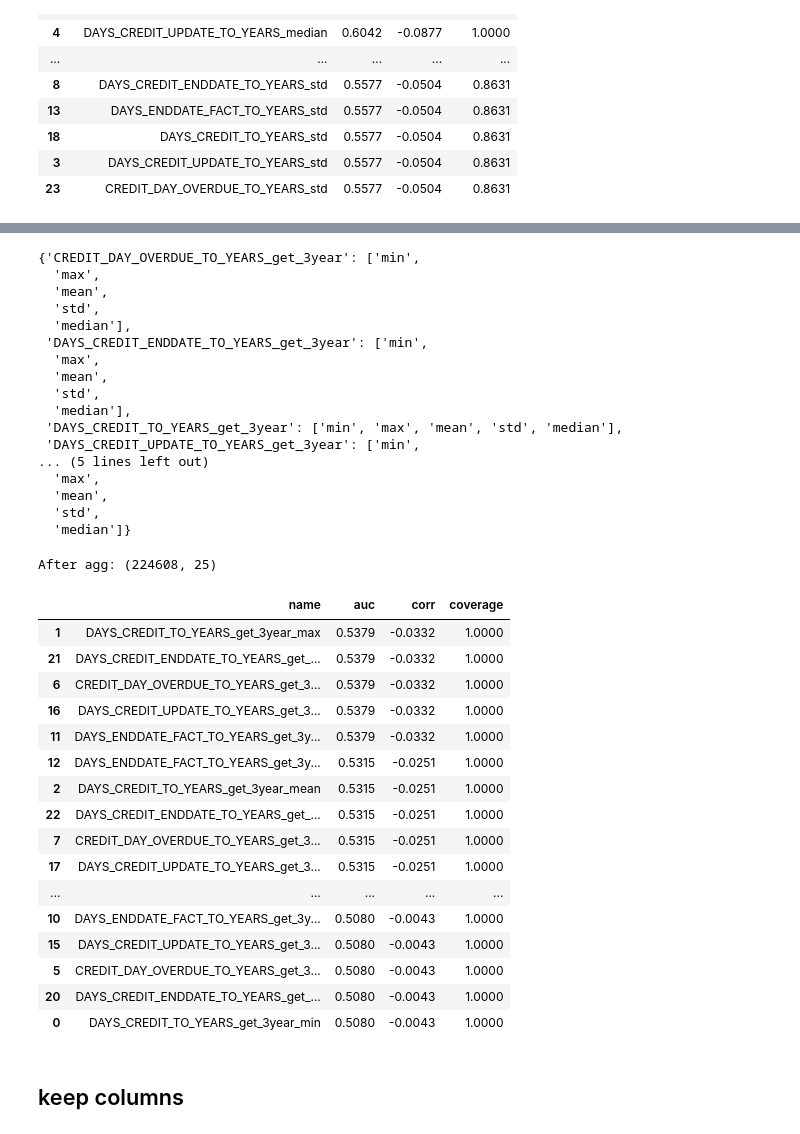
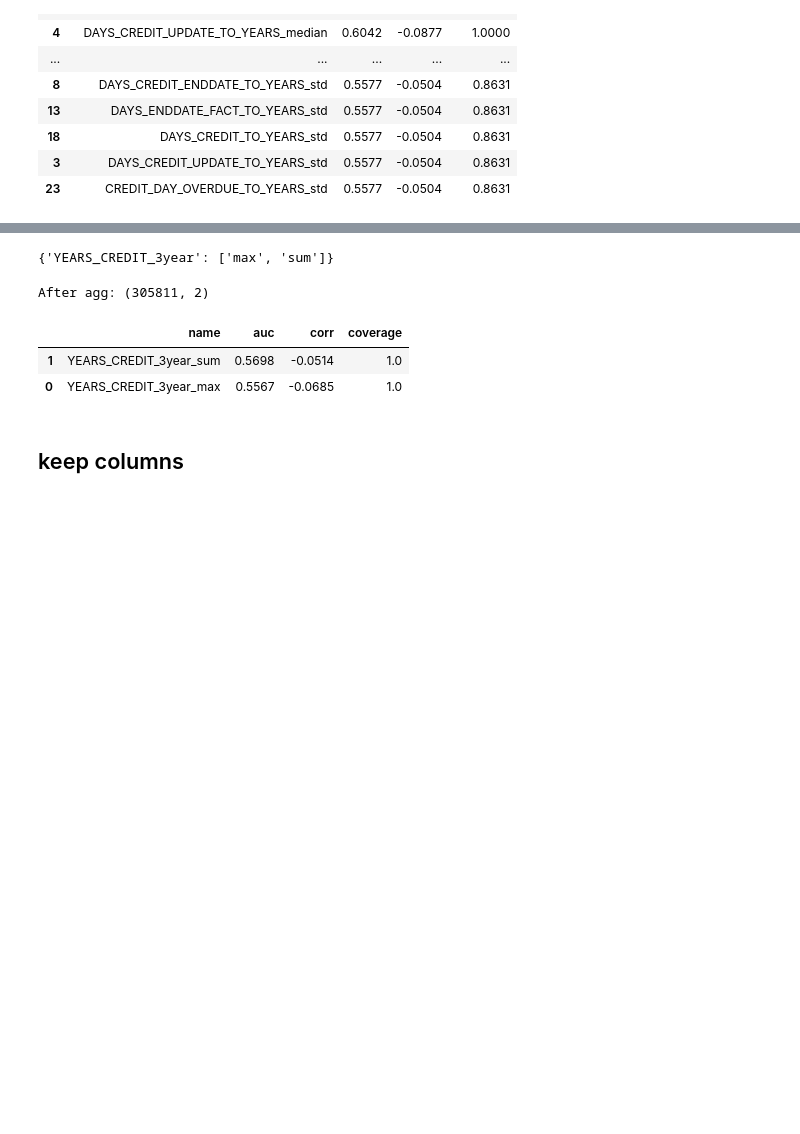
Before and after one commit to ongxuanhong/data-science-mini-course, a Jupyter notebook: 04_feature_engineering/002_bureau.ipynb, the cells around one changed output, grey strips where cells are left out. Cells and saved outputs as stored; diff of their text form; code cells hidden in the pictures; blank space fills up the shorter version.

```diff
--- a/04_feature_engineering/002_bureau.ipynb
+++ b/04_feature_engineering/002_bureau.ipynb
@@ -376,44 +334,20 @@ After agg: (257415, 25)
 # %%
-pdf_filtered023 = pdf_years.query("DAYS_CREDIT_TO_YEARS >= 3").set_index("SK_ID_CURR").add_suffix("_get_3year").reset_index()
-pdf_agg023 = agg_common_data(pdf_filtered023, ["min", "max", "mean", "std", "median"])
+pdf_filtered023 = pdf_years[["SK_ID_CURR", "DAYS_CREDIT_TO_YEARS"]].copy()
+pdf_filtered023["YEARS_CREDIT_3year"] = 0
+idx_query = pdf_years["DAYS_CREDIT_TO_YEARS"] >= 3
+pdf_filtered023.loc[idx_query, "YEARS_CREDIT_3year"] = 1
+pdf_filtered023.drop(columns=["DAYS_CREDIT_TO_YEARS"], inplace=True)
+
+#
+pdf_agg023 = agg_common_data(pdf_filtered023, ["max", "sum"])
 eval_agg023 = feature_evaluate(pdf_train_filtered, pdf_agg023.reset_index())
 display(eval_agg023)
 # %% [output]
-{'CREDIT_DAY_OVERDUE_TO_YEARS_get_3year': ['min',
-  'max',
-  'mean',
-  'std',
-  'median'],
- 'DAYS_CREDIT_ENDDATE_TO_YEARS_get_3year': ['min',
-  'max',
-  'mean',
-  'std',
-  'median'],
- 'DAYS_CREDIT_TO_YEARS_get_3year': ['min', 'max', 'mean', 'std', 'median'],
- 'DAYS_CREDIT_UPDATE_TO_YEARS_get_3year': ['min',
-... (5 lines left out)
-  'max',
-  'mean',
-  'std',
-  'median']}
+{'YEARS_CREDIT_3year': ['max', 'sum']}
-After agg: (224608, 25)
+After agg: (305811, 2)
 |  | name | auc | corr | coverage |
-| 1 | DAYS_CREDIT_TO_YEARS_get_3year_max | 0.5379 | -0.0332 | 1.0000 |
-| 21 | DAYS_CREDIT_ENDDATE_TO_YEARS_get_... | 0.5379 | -0.0332 | 1.0000 |
-| 6 | CREDIT_DAY_OVERDUE_TO_YEARS_get_3... | 0.5379 | -0.0332 | 1.0000 |
-| 16 | DAYS_CREDIT_UPDATE_TO_YEARS_get_3... | 0.5379 | -0.0332 | 1.0000 |
-| 11 | DAYS_ENDDATE_FACT_TO_YEARS_get_3y... | 0.5379 | -0.0332 | 1.0000 |
-| 12 | DAYS_ENDDATE_FACT_TO_YEARS_get_3y... | 0.5315 | -0.0251 | 1.0000 |
-| 2 | DAYS_CREDIT_TO_YEARS_get_3year_mean | 0.5315 | -0.0251 | 1.0000 |
-| 22 | DAYS_CREDIT_ENDDATE_TO_YEARS_get_... | 0.5315 | -0.0251 | 1.0000 |
-| 7 | CREDIT_DAY_OVERDUE_TO_YEARS_get_3... | 0.5315 | -0.0251 | 1.0000 |
-| 17 | DAYS_CREDIT_UPDATE_TO_YEARS_get_3... | 0.5315 | -0.0251 | 1.0000 |
-| ... | ... | ... | ... | ... |
-| 10 | DAYS_ENDDATE_FACT_TO_YEARS_get_3y... | 0.5080 | -0.0043 | 1.0000 |
-| 15 | DAYS_CREDIT_UPDATE_TO_YEARS_get_3... | 0.5080 | -0.0043 | 1.0000 |
-| 5 | CREDIT_DAY_OVERDUE_TO_YEARS_get_3... | 0.5080 | -0.0043 | 1.0000 |
-| 20 | DAYS_CREDIT_ENDDATE_TO_YEARS_get_... | 0.5080 | -0.0043 | 1.0000 |
-| 0 | DAYS_CREDIT_TO_YEARS_get_3year_min | 0.5080 | -0.0043 | 1.0000 |
+| 1 | YEARS_CREDIT_3year_sum | 0.5698 | -0.0514 | 1.0 |
+| 0 | YEARS_CREDIT_3year_max | 0.5567 | -0.0685 | 1.0 |
 # %% [markdown]
 ## keep columns
 # %%
```
Also changed, not shown: parts of 9 cells of this notebook.
